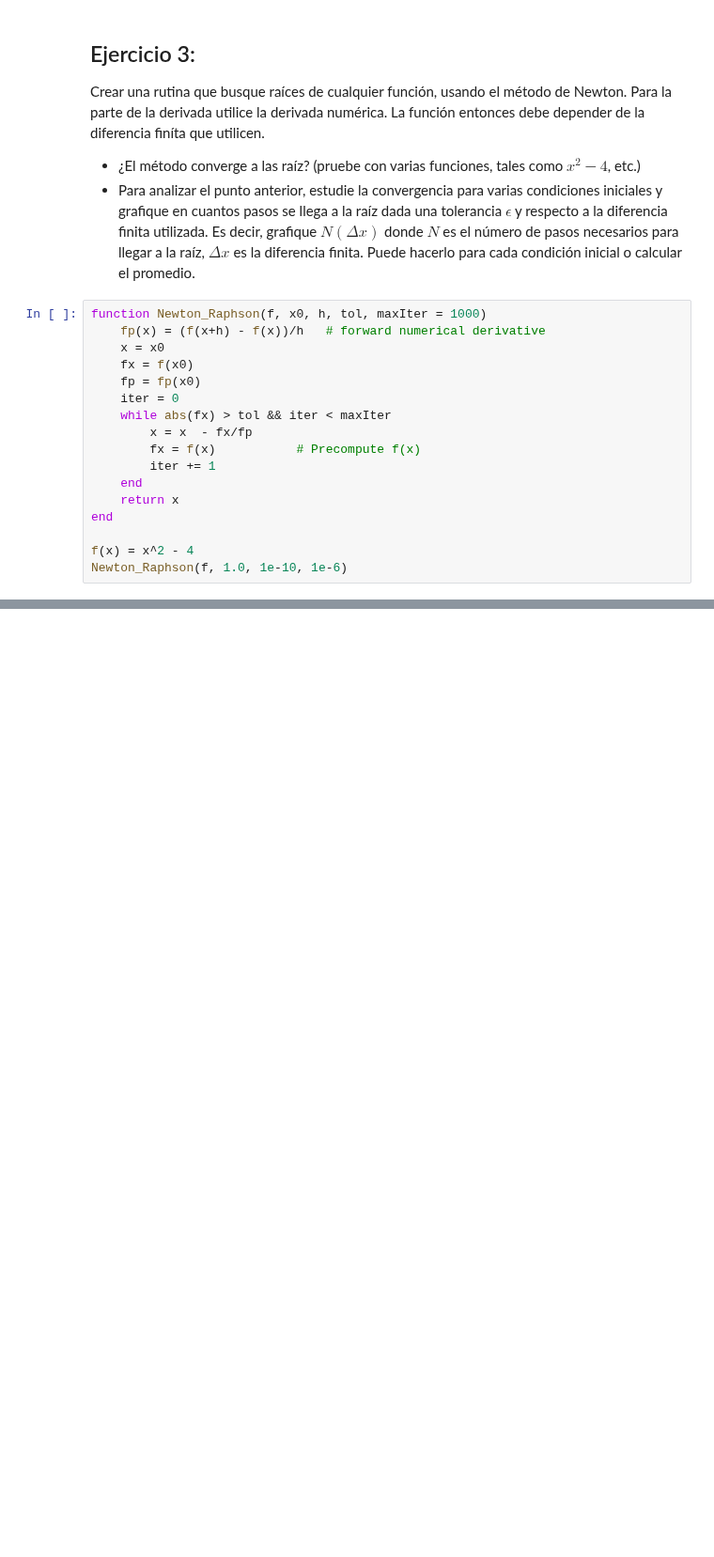
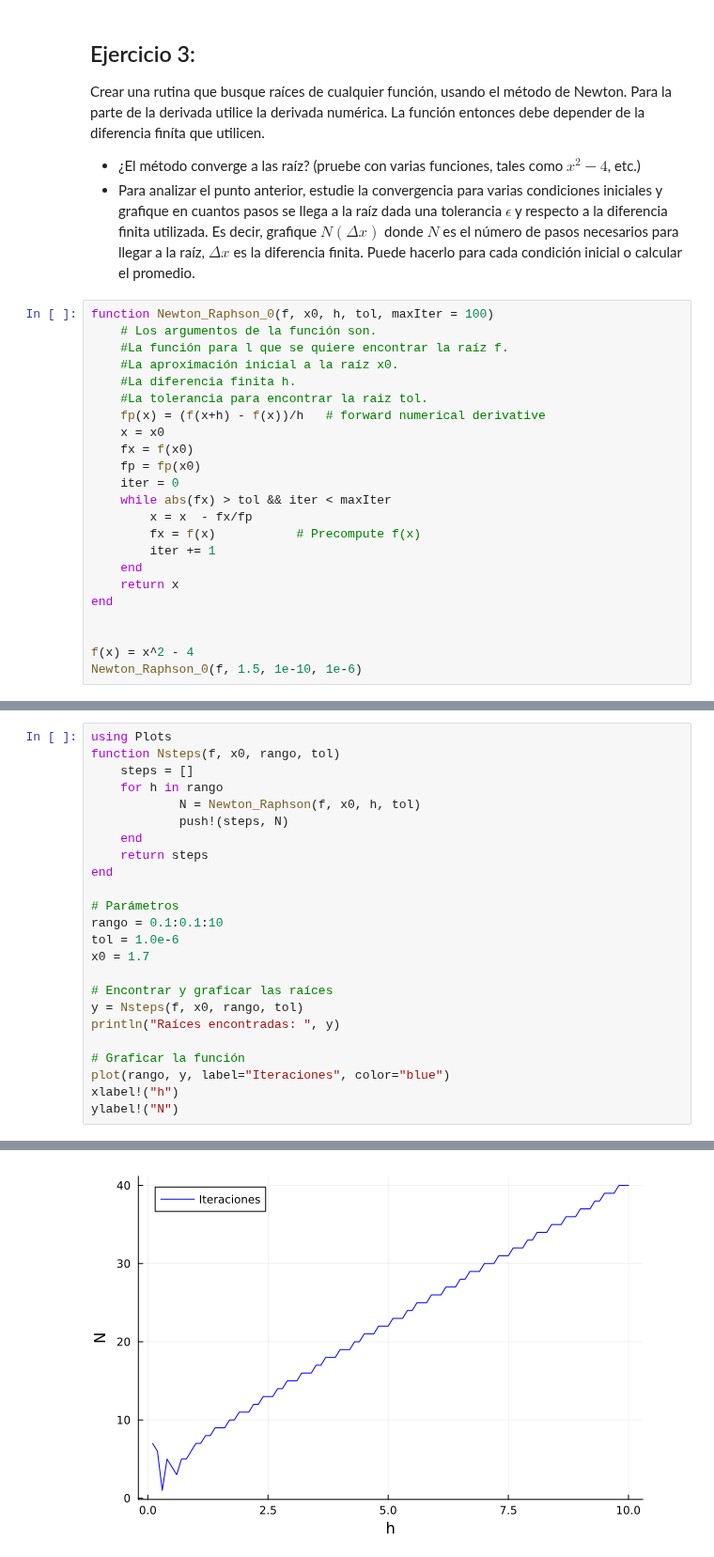
Before and after one commit to Guillermo-Phy-Morfin/Metodos-Computacionales, a Jupyter notebook: Ejercicios/Julia_intro.ipynb, the cells around one changed output, grey strips where cells are left out. Shown at 94% size. Drawn from its saved outputs; the diff is of its cells as text; blank space fills up the shorter version.

Commit message:
Actualizo los ejercicios julia_intro y Agrego ejercicios sobre fractal de Newton

```diff
--- a/Ejercicios/Julia_intro.ipynb
+++ b/Ejercicios/Julia_intro.ipynb
@@ -108,7 +123,12 @@ Crear una rutina que busque raíces de cualquier función, usando el método de
 - ¿El método converge a las raíz? (pruebe con varias funciones, tales como $x^2 - 4$, etc.)
 - Para analizar el punto anterior, estudie la convergencia para varias condiciones iniciales y grafique en cuantos pasos se llega a la raíz dada una tolerancia $\epsilon$ y respecto a la diferencia finita utilizada. Es decir, grafique $N(\Delta x)$ donde $N$ es el número de pasos necesarios para llegar a la raíz, $\Delta x$ es la diferencia finita. Puede hacerlo para cada condición inicial o calcular el promedio.
 # %%
-function Newton_Raphson(f, x0, h, tol, maxIter = 1000)
+function Newton_Raphson_0(f, x0, h, tol, maxIter = 100)
+    # Los argumentos de la función son.
+    #La función para l que se quiere encontrar la raíz f.
+    #La aproximación inicial a la raíz x0.
+    #La diferencia finita h.
+    #La tolerancia para encontrar la raiz tol.
     fp(x) = (f(x+h) - f(x))/h   # forward numerical derivative
     x = x0
     fx = f(x0)
@@ -122,6 +142,7 @@ function Newton_Raphson(f, x0, h, tol, maxIter = 1000)
     return x
 end
 
+
 f(x) = x^2 - 4
-Newton_Raphson(f, 1.0, 1e-10, 1e-6)
+Newton_Raphson_0(f, 1.5, 1e-10, 1e-6)
 # %% [output]
@@ -128,0 +180,25 @@ Newton_Raphson(f, 1.0, 1e-10, 1e-6)
+# %%
+using Plots
+function Nsteps(f, x0, rango, tol)
+    steps = []
+    for h in rango
+            N = Newton_Raphson(f, x0, h, tol)
+            push!(steps, N)
+    end
+    return steps
+end
+
+# Parámetros
+rango = 0.1:0.1:10
+tol = 1.0e-6
+x0 = 1.7
+
+# Encontrar y graficar las raíces
+y = Nsteps(f, x0, rango, tol)
+println("Raíces encontradas: ", y)
+
+# Graficar la función
+plot(rango, y, label="Iteraciones", color="blue")
+xlabel!("h")
+ylabel!("N")
+# %% [output]
@@ -128,0 +206 @@ Newton_Raphson(f, 1.0, 1e-10, 1e-6)
+[figure, added]
```
Also changed, not shown: parts of 17 cells of this notebook, 2 other files.
